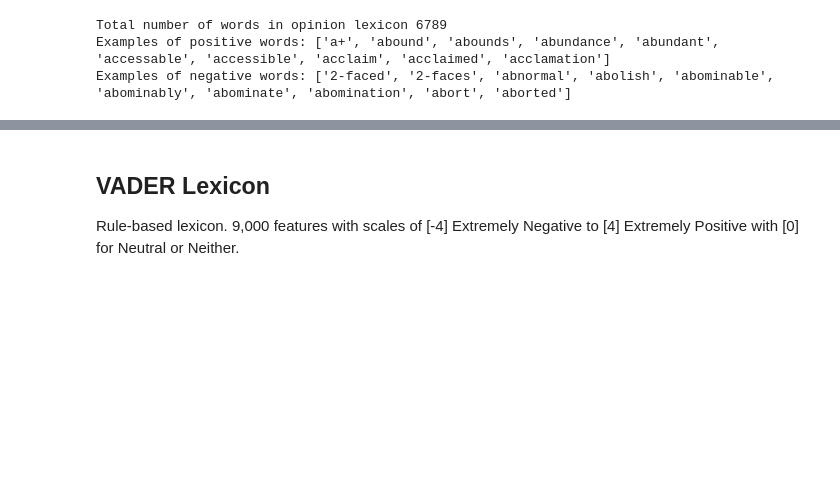
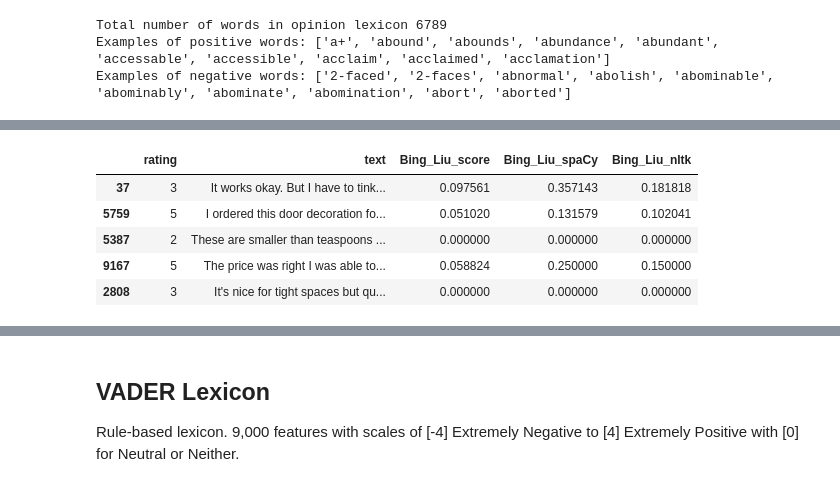
Before and after one commit to marieljum/NLP_Amazon_Reviews_Sentiment, a Jupyter notebook: notebooks/Sentiment_Analysis.ipynb, the cells around one changed output, grey strips where cells are left out. Cells and saved outputs as stored; diff of their text form; code cells hidden in the pictures; blank space fills up the shorter version.

```diff
--- a/notebooks/Sentiment_Analysis.ipynb
+++ b/notebooks/Sentiment_Analysis.ipynb
@@ -157,0 +257,9 @@ sentiment_scores[['rating', 'text', 'asin', 'Bing_Liu_Score']].sample(5)
+# %%
+cleaned_text[['rating', 'text', 'Bing_Liu_score', 'Bing_Liu_spaCy', 'Bing_Liu_nltk']].sample(5)
+# %% [output]
+|  | rating | text | Bing_Liu_score | Bing_Liu_spaCy | Bing_Liu_nltk |
+| 37 | 3 | It works okay. But I have to tink... | 0.097561 | 0.357143 | 0.181818 |
+| 5759 | 5 | I ordered this door decoration fo... | 0.051020 | 0.131579 | 0.102041 |
+| 5387 | 2 | These are smaller than teaspoons ... | 0.000000 | 0.000000 | 0.000000 |
+| 9167 | 5 | The price was right I was able to... | 0.058824 | 0.250000 | 0.150000 |
+| 2808 | 3 | It's nice for tight spaces but qu... | 0.000000 | 0.000000 | 0.000000 |
```
Also changed, not shown: parts of 19 cells of this notebook.
